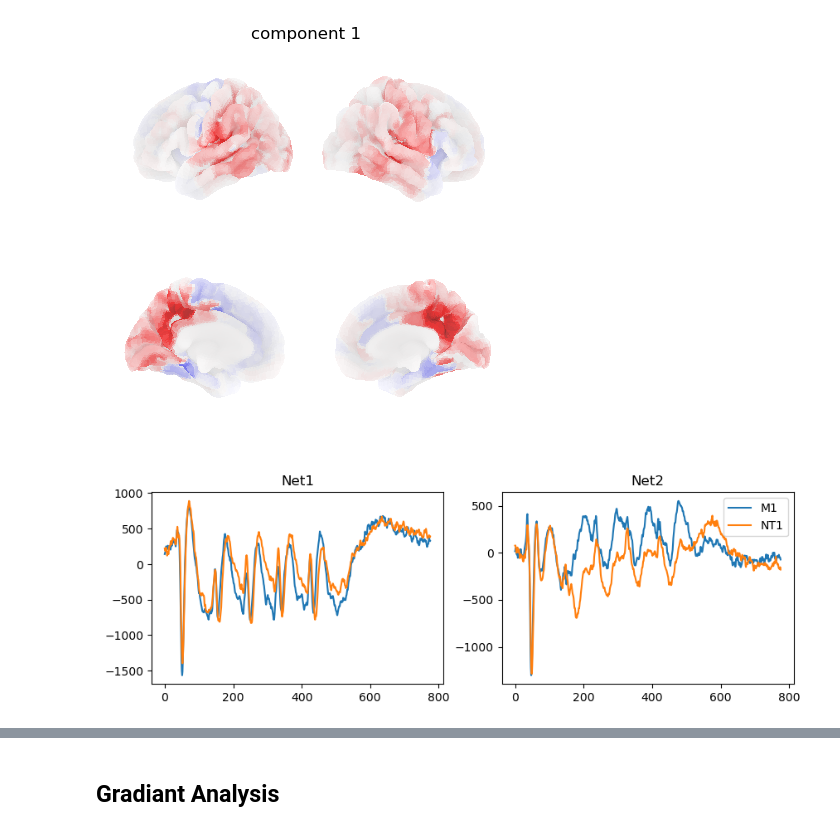
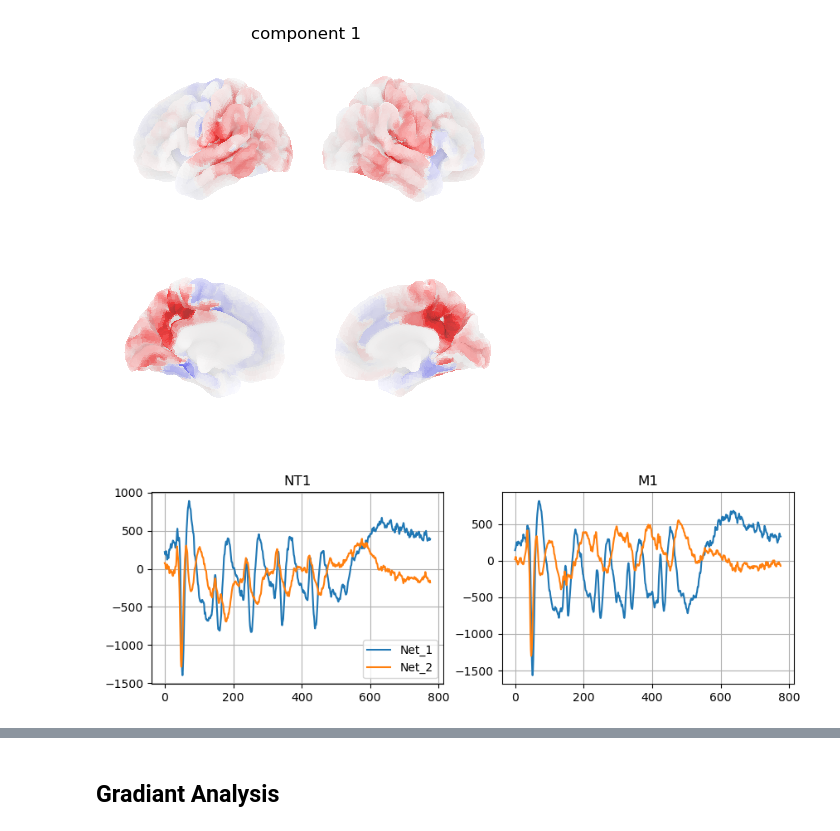
Before and after one commit to barbaragrosjean/broadness, a Jupyter notebook: core.ipynb, the cells around one changed output, grey strips where cells are left out. Saved outputs shown, nothing was run; the diff lists cells and outputs as text; code cells hidden in the pictures.

```diff
--- a/core.ipynb
+++ b/core.ipynb
@@ -3,11 +3,11 @@
 # %% [markdown]
 ## Get the data and explore them
 # %%
-from src.utils import load_data, data_overview
-data_path = '/Users/barbaragrosjean/Documents/MIB/broadness/datasets/Data_Example.mat'
-conditions={'M1':0, 'NT1':1, 'NT2':2, 'NT3':3, 'NT4':4}
+from src.utils import load_data, data_overview, DATA_PATH
+data_path = DATA_PATH + '/Data_Example.mat' # The data are teh mean across subjects and trials
+
+conditions={'M1':0, 'NT1':1, 'NT2':2, 'NT3':3, 'NT4':4} # Dictionnary with conditions and names
 data= load_data(data_path)
-
 nb_compo = data_overview(data, conditions=conditions)
 # %% [output]
 Your data are: 3559 sources, over 776 time points, 5 conditions: ['M1', 'NT1', 'NT2', 'NT3', 'NT4']
@@ -61,10 +61,10 @@ fig, axs = result.plot_components(n_compo=1) # 45s
 # %% [output]
 [figure]
 # %%
-# Then access to the time course of your componants
-result.plot_timecourses(groupby='components', condition_to_plot=['M1', 'NT1'], time_course_to_plot=[1, 2], save=False)
+# Then access to the time course of your componants : grouby conditions or components
+result.plot_timecourses(groupby='conditions', condition_to_plot=['M1', 'NT1'], time_course_to_plot=[1, 2], save=True)
 # %% [output]
-[figure, old version]
+[figure, new version]
 # %%
 # Finally you can run statistical analysis on the componants
 from src.utils import compute_significant_pcs
```
Also changed, not shown: parts of 7 cells of this notebook, 13 other files.
